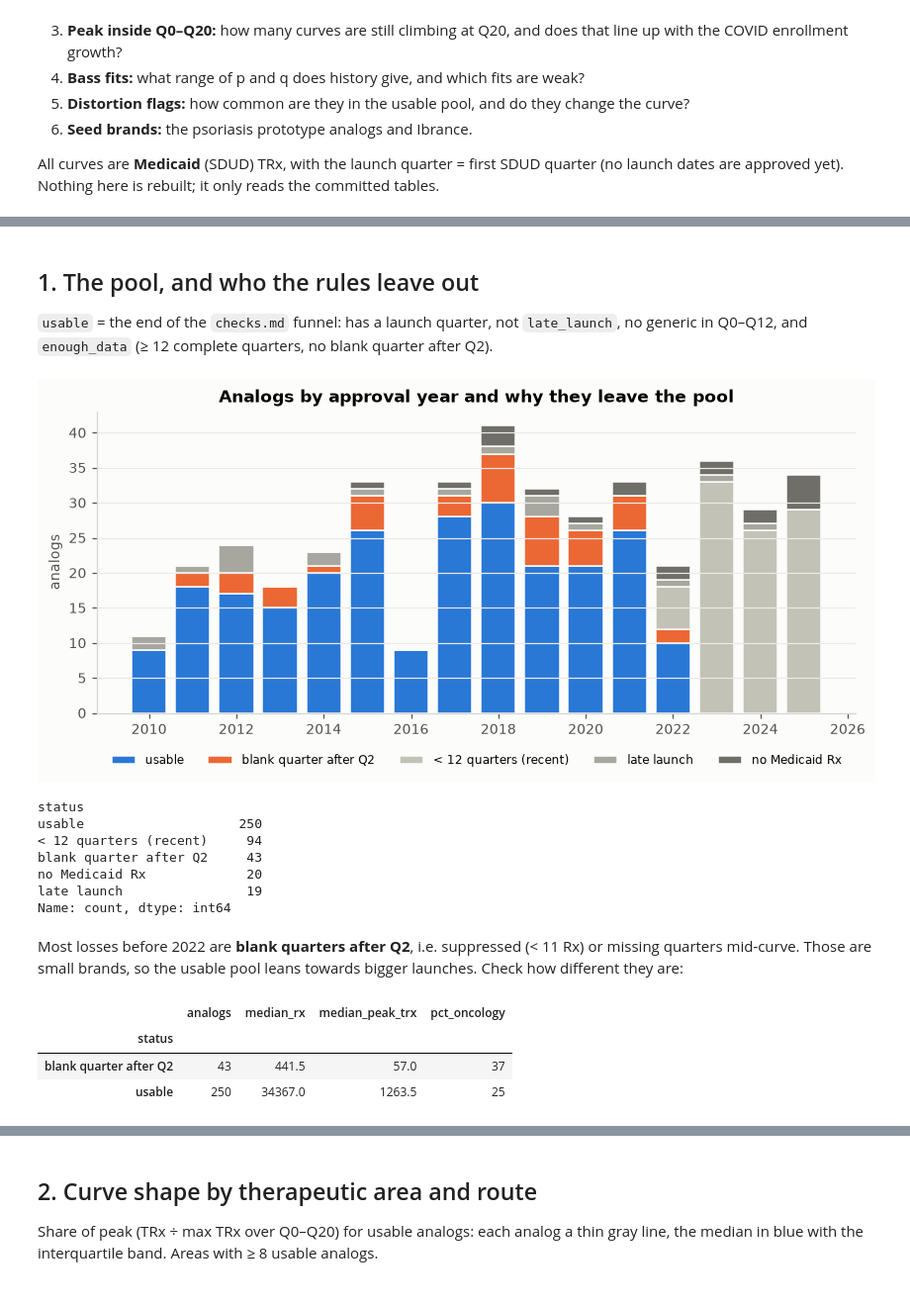
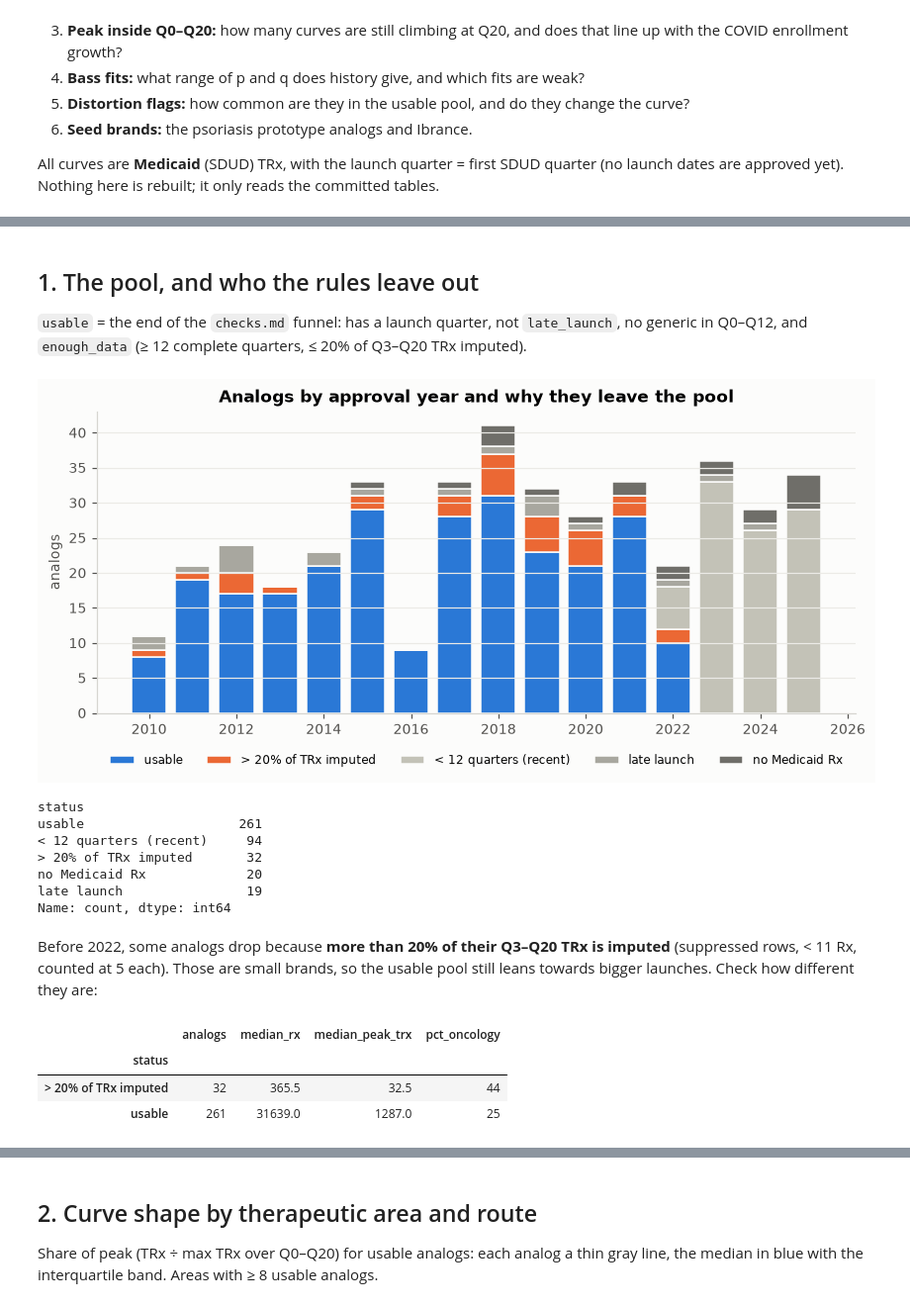
Before and after one commit to gracey0630/pharma-phriends, a Jupyter notebook: eda/launch_eda_christina.ipynb, the cells around one changed output, grey strips where cells are left out. Shown at 99% size. Cells and saved outputs as stored; diff of their text form; code cells hidden in the pictures.

Commit message:
launch_eda: rerun on the suppression rebuild; update takeaways and write-up

```diff
--- a/eda/launch_eda_christina.ipynb
+++ b/eda/launch_eda_christina.ipynb
@@ -74,58 +74,58 @@ print(f"{len(features)} analogs; usable (checks.md funnel): {len(usable_ids)}")
 # %% [markdown]
 ## 1. The pool, and who the rules leave out
 
-`usable` = the end of the `checks.md` funnel: has a launch quarter, not `late_launch`, no generic in Q0–Q12, and `enough_data` (≥ 12 complete quarters, no blank quarter after Q2).
+`usable` = the end of the `checks.md` funnel: has a launch quarter, not `late_launch`, no generic in Q0–Q12, and `enough_data` (≥ 12 complete quarters, ≤ 20% of Q3–Q20 TRx imputed).
 # %%
 def drop_reason(r):
     if pd.isna(r.quarters_of_data):
         return "no Medicaid Rx"
     if r.late_launch:
         return "late launch"
     if r.generic_entry_in_window:
         return "generic in Q0-Q12"
     if r.quarters_of_data < 12:
         return "< 12 quarters (recent)"
-    if r.blank_quarters_after_q2 > 0:
-        return "blank quarter after Q2"
+    if not r.enough_data:
+        return "> 20% of TRx imputed"
     return "usable"
 
 features["status"] = features.apply(drop_reason, axis=1)
-order = ["usable", "blank quarter after Q2", "< 12 quarters (recent)", "late launch", "no Medicaid Rx"]
+order = ["usable", "> 20% of TRx imputed", "< 12 quarters (recent)", "late launch", "no Medicaid Rx"]
 by_year = features.groupby(["approval_year", "status"]).size().unstack(fill_value=0).reindex(columns=order, fill_value=0)
 
 fig, ax = plt.subplots(figsize=(9, 3.6))
 colors = [BLUE, ORANGE, "#c3c2b7", "#a8a79f", "#6f6e69"]
 bottom = np.zeros(len(by_year))
 for col, c in zip(order, colors):
     ax.bar(by_year.index, by_year[col], bottom=bottom, color=c, width=0.8, edgecolor="#fcfcfb", linewidth=1, label=col)
     bottom += by_year[col].to_numpy()
 ax.set_title("Analogs by approval year and why they leave the pool")
 ax.set_ylabel("analogs")
 ax.legend(ncol=5, loc="upper center", bbox_to_anchor=(0.5, -0.1), fontsize=8)
 ax.grid(axis="x", visible=False)
 plt.show()
 features.status.value_counts()
 # %% [output]
-[figure, old version]
+[figure, new version]
 status
-usable                    250
+usable                    261
 < 12 quarters (recent)     94
-blank quarter after Q2     43
+> 20% of TRx imputed       32
 no Medicaid Rx             20
 late launch                19
 Name: count, dtype: int64
 # %% [markdown]
-Most losses before 2022 are **blank quarters after Q2**, i.e. suppressed (< 11 Rx) or missing quarters mid-curve. Those are small brands, so the usable pool leans towards bigger launches. Check how different they are:
+Before 2022, some analogs drop because **more than 20% of their Q3–Q20 TRx is imputed** (suppressed rows, < 11 Rx, counted at 5 each). Those are small brands, so the usable pool still leans towards bigger launches. Check how different they are:
 # %%
-cmp = features[features.status.isin(["usable", "blank quarter after Q2"])]
+cmp = features[features.status.isin(["usable", "> 20% of TRx imputed"])]
 cmp.groupby("status").agg(analogs=("analog_id", "size"), median_rx=("rx_total", "median"),
                           median_peak_trx=("peak_trx", "median"),
                           pct_oncology=("area", lambda s: round(100 * (s == "Oncology").mean())))
 # %% [output]
 |  | analogs | median_rx | median_peak_trx | pct_oncology |
 | status |  |  |  |  |
-| blank quarter after Q2 | 43 | 441.5 | 57.0 | 37 |
-| usable | 250 | 34367.0 | 1263.5 | 25 |
+| > 20% of TRx imputed | 32 | 365.5 | 32.5 | 44 |
+| usable | 261 | 31639.0 | 1287.0 | 25 |
 # %%
 tab = features.groupby("area").agg(all=("analog_id", "size"), usable=("usable", "sum"),
                                    oral=("route_group", lambda s: (s == "oral").sum()),
```
Also changed, not shown: parts of 15 cells of this notebook, 1 other file.
